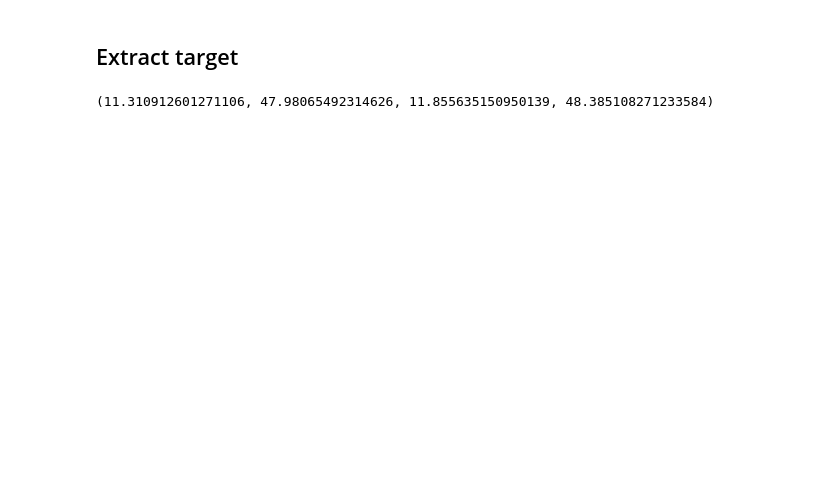
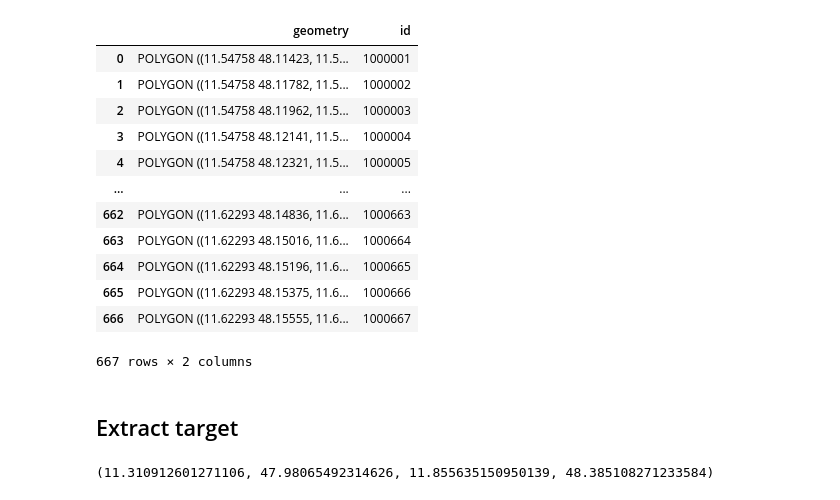
Before and after one commit to MGenschow/DS_Project, a Jupyter notebook: modules/models/UHI_modeling/disaggregate_target.ipynb, the cells around one changed output. Drawn from its saved outputs; the diff is of its cells as text; code cells hidden in the pictures; blank space fills up the shorter version.

```diff
--- a/modules/models/UHI_modeling/disaggregate_target.ipynb
+++ b/modules/models/UHI_modeling/disaggregate_target.ipynb
@@ -41,6 +41,22 @@ with open(path + 'grid_' + grid_size_meters + '_a.pkl', 'rb') as file:
 # %%
 grid_polygon_index = 5
 subset = grid.iloc[grid_polygon_index,:].geometry
+# %%
+grid
+# %% [output]
+|  | geometry | id |
+| 0 | POLYGON ((11.54758 48.11423, 11.5... | 1000001 |
+| 1 | POLYGON ((11.54758 48.11782, 11.5... | 1000002 |
+| 2 | POLYGON ((11.54758 48.11962, 11.5... | 1000003 |
+| 3 | POLYGON ((11.54758 48.12141, 11.5... | 1000004 |
+| 4 | POLYGON ((11.54758 48.12321, 11.5... | 1000005 |
+| ... | ... | ... |
+| 662 | POLYGON ((11.62293 48.14836, 11.6... | 1000663 |
+| 663 | POLYGON ((11.62293 48.15016, 11.6... | 1000664 |
+| 664 | POLYGON ((11.62293 48.15196, 11.6... | 1000665 |
+| 665 | POLYGON ((11.62293 48.15375, 11.6... | 1000666 |
+| 666 | POLYGON ((11.62293 48.15555, 11.6... | 1000667 |
+667 rows × 2 columns
 # %% [markdown]
 ## Extract target
 # %%
```
Also changed, not shown: parts of 2 cells of this notebook, 2 other files.
